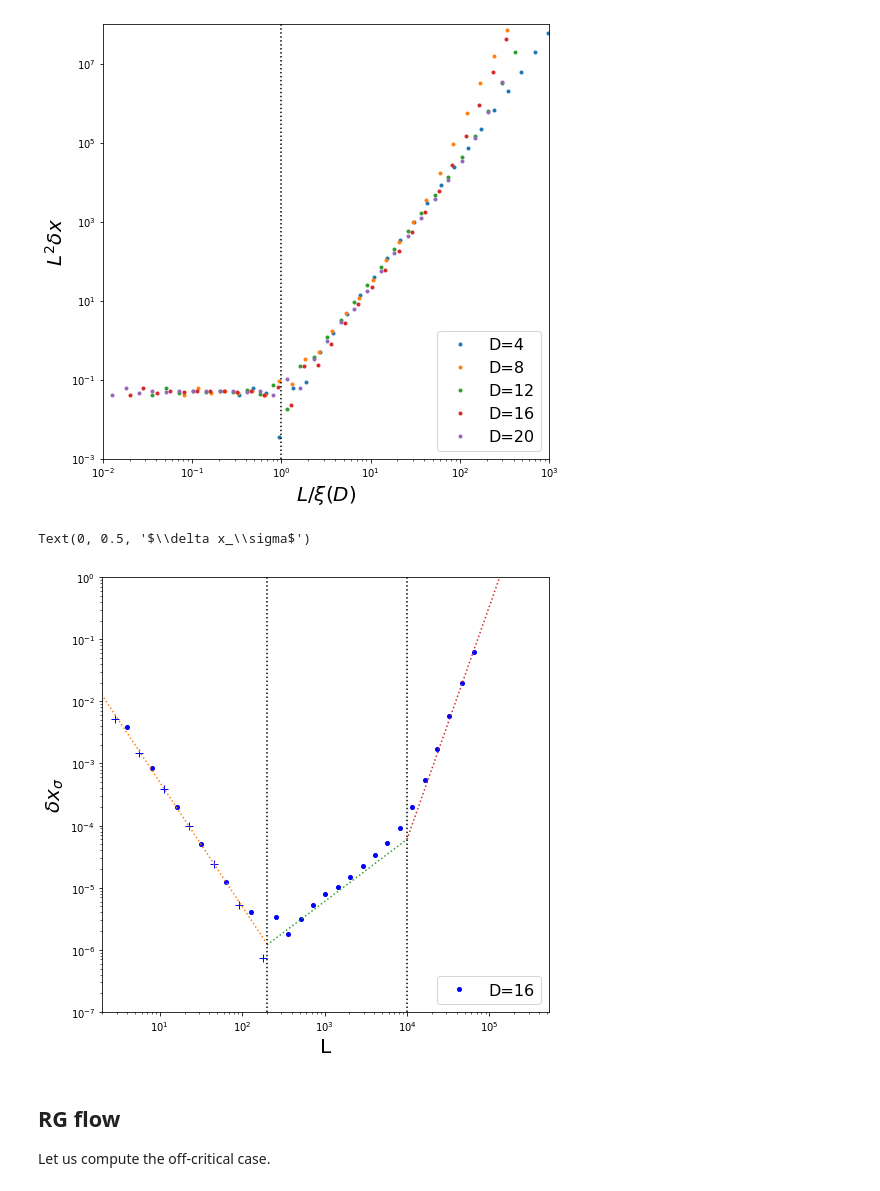
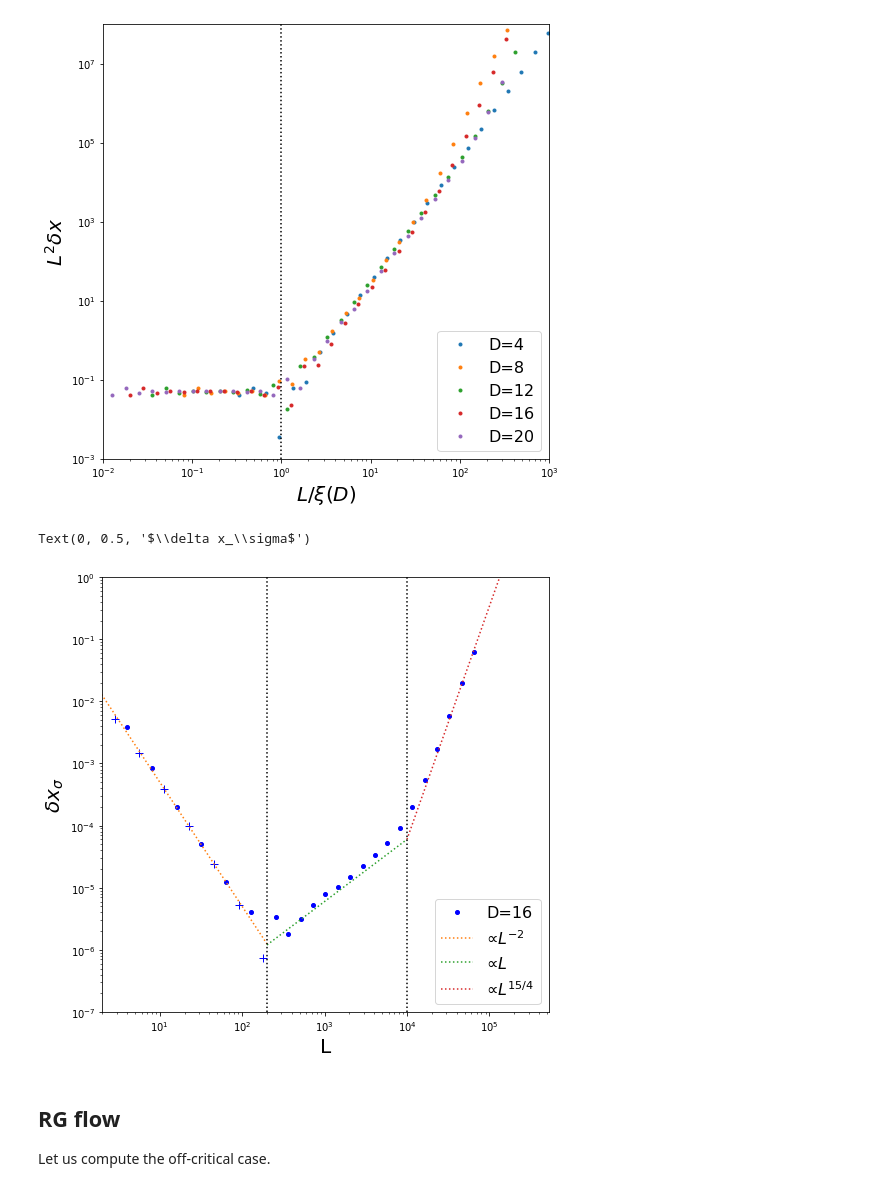
Before and after one commit to dartsushi/Loop-TNR_RGflow, a Jupyter notebook: RG_flow_tutorial.ipynb, the cells around one changed output. Drawn from its saved outputs; the diff is of its cells as text; code cells hidden in the pictures.

```diff
--- a/RG_flow_tutorial.ipynb
+++ b/RG_flow_tutorial.ipynb
@@ -143,23 +143,23 @@ Text(0, 0.5, '$L^2\\delta x$')
 # %%
 plt.figure(figsize=(8,8))
 i=3
 plt.plot(l_list,(gap_list[i]-0.125),".",markersize=8,color="blue",label="D={}".format(D_list[i]))
 plt.plot(l_list,-(gap_list[i]-0.125),"+",color="blue",markersize=8)
-plt.plot(np.linspace(1,200,100),5e-2*np.linspace(1,200,100)**(-2),":",color="C1")
-plt.plot(np.linspace(200,1e4,100),6e-9*np.linspace(200,1e4,100),":",color="C2")
-plt.plot(np.linspace(1e4,2e5,100),6e-20*np.linspace(1e4,2e5,100)**3.75,":",color="C3")
+plt.plot(np.linspace(1,200,100),5e-2*np.linspace(1,200,100)**(-2),":",color="C1",label="$∝L^{-2}$")
+plt.plot(np.linspace(200,1e4,100),6e-9*np.linspace(200,1e4,100),":",color="C2",label="$∝L$")
+plt.plot(np.linspace(1e4,2e5,100),6e-20*np.linspace(1e4,2e5,100)**3.75,":",color="C3",label="$∝L^{15/4}$")
 plt.axvline(200.,linestyle=":",color="black")
 plt.axvline(1e4,linestyle=":",color="black")
 plt.xscale("log")
 plt.yscale("log")
 plt.xlim(2,l_list[-1]*4*2)
 plt.ylim(1e-7,1)
 plt.legend(loc="lower right",fontsize=16)
 plt.xlabel("L",fontsize=20)
 plt.ylabel("$\delta x_\sigma$",fontsize=20)
 # %% [output]
 Text(0, 0.5, '$\\delta x_\\sigma$')
-[figure, old version]
+[figure, new version]
 # %% [markdown]
 ## RG flow
 Let us compute the off-critical case.
```
Also changed, not shown: parts of 10 cells of this notebook, 7 other files.
